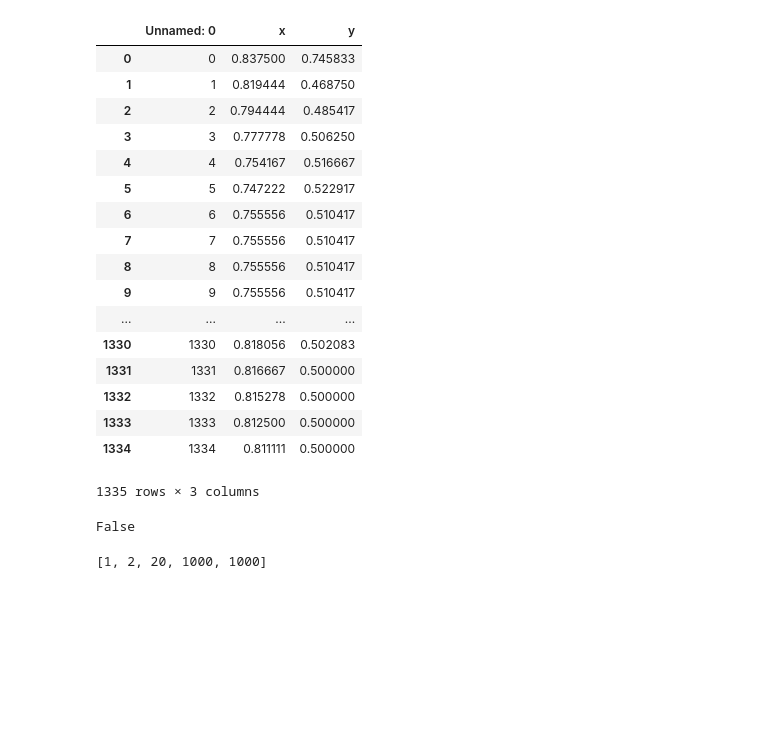
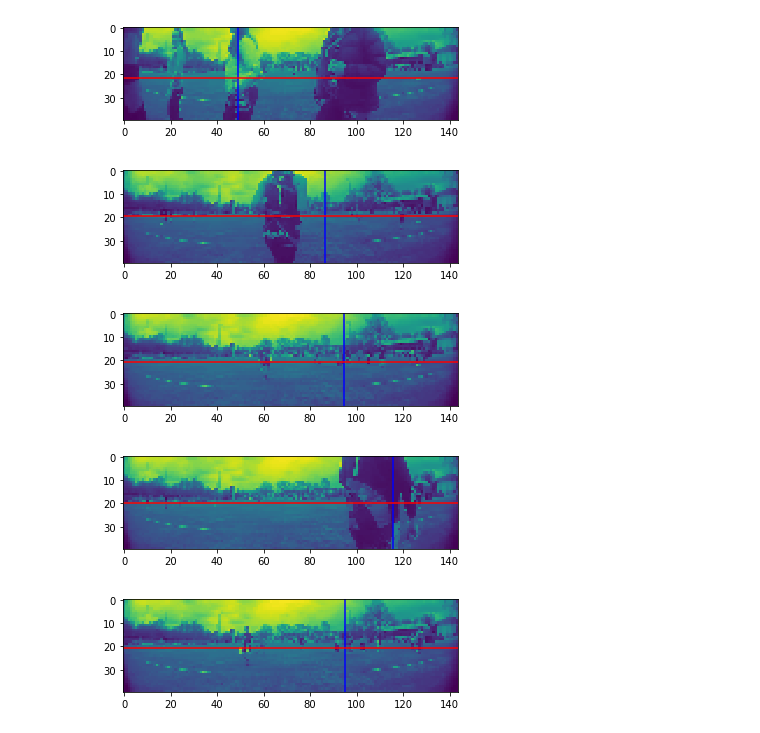
Before and after one commit to ZackAkil/robo-videographer-app, a Jupyter notebook: machine_learning/v2 (increase fps)/3# Video utilities.ipynb, the cells around one changed output. Cells and saved outputs as stored; diff of their text form; code cells hidden in the pictures; blank space fills up the shorter version.

Commit message:
completed video utils

```diff
--- a/machine_learning/v2 (increase fps)/3# Video utilities.ipynb
+++ b/machine_learning/v2 (increase fps)/3# Video utilities.ipynb
@@ -22,18 +3,0 @@ VID_20180325_143338.mp4 is good to use
-# %%
-def load_data(vid_name):
-
-    vid_file_name = VIDEO_DIR + '/' + vid_name
-    lab_file_name = LABEL_DIR + '/' + vid_name + '.csv'
-
-    print('fetching ' + lab_file_name)
-    lab_data = pd.read_csv(lab_file_name, sep=',').values[:,1:]
-
-    vid_data = skvideo.io.vread(vid_file_name)
-    vid_mem_size = sys.getsizeof(vid_data)/10**9
-    print('loaded video sized {}gb'.format(vid_mem_size))
-
-
-
-    assert(len(vid_data) == len(lab_data))
-
-    return vid_data, lab_data
@@ -110,2 +3,0 @@ def transform_data(data,
-# %%
-x,y = get_all_data(['VID_20180325_143338.mp4'])
@@ -118,0 +163,2 @@ sys.getsizeof(x)/10**9, sys.getsizeof(comp_data)/10**9
+# %%
+vu = Video_Utils(VIDEO_DIR, LABEL_DIR)
@@ -119,3 +167,3 @@ sys.getsizeof(x)/10**9, sys.getsizeof(comp_data)/10**9
 # %%
-comp_data = transform_data(x, crop_height=[150,350])
+x, y = vu.get_transformed_data(crop_height=[150,350])
 # %% [output]
@@ -162,29 +184,8 @@ show_sample_images_with_labels(x, y, n=2)
-# %%
-pd.read_csv('data/VID_20180325_143338.mp4.csv', sep=',')
-# %% [output]
-|  | Unnamed: 0 | x | y |
-| 0 | 0 | 0.837500 | 0.745833 |
-| 1 | 1 | 0.819444 | 0.468750 |
-| 2 | 2 | 0.794444 | 0.485417 |
-| 3 | 3 | 0.777778 | 0.506250 |
-| 4 | 4 | 0.754167 | 0.516667 |
-| 5 | 5 | 0.747222 | 0.522917 |
-| 6 | 6 | 0.755556 | 0.510417 |
-| 7 | 7 | 0.755556 | 0.510417 |
-| 8 | 8 | 0.755556 | 0.510417 |
-| 9 | 9 | 0.755556 | 0.510417 |
-| ... | ... | ... | ... |
-| 1330 | 1330 | 0.818056 | 0.502083 |
-| 1331 | 1331 | 0.816667 | 0.500000 |
-| 1332 | 1332 | 0.815278 | 0.500000 |
-| 1333 | 1333 | 0.812500 | 0.500000 |
-| 1334 | 1334 | 0.811111 | 0.500000 |
-1335 rows × 3 columns
-# %%
-'data/VID_20180325_143338.mp4.csv' == 'data/VID_20180325_144520.mp4.csv'
-# %% [output]
-False
-# %%
-[int(dim/5)if (i in [1,2]) else dim for i,dim in enumerate([1,10,100,1000,1000])]
-# %% [output]
-[1, 2, 20, 1000, 1000]
+# %%
+Video_Utils.show_sample_images_with_labels(x,y)
+# %% [output]
+[figure, added]
+[figure, added]
+[figure, added]
+[figure, added]
+[figure, added]
```
Also changed, not shown: parts of 19 cells of this notebook, 1 other file.
